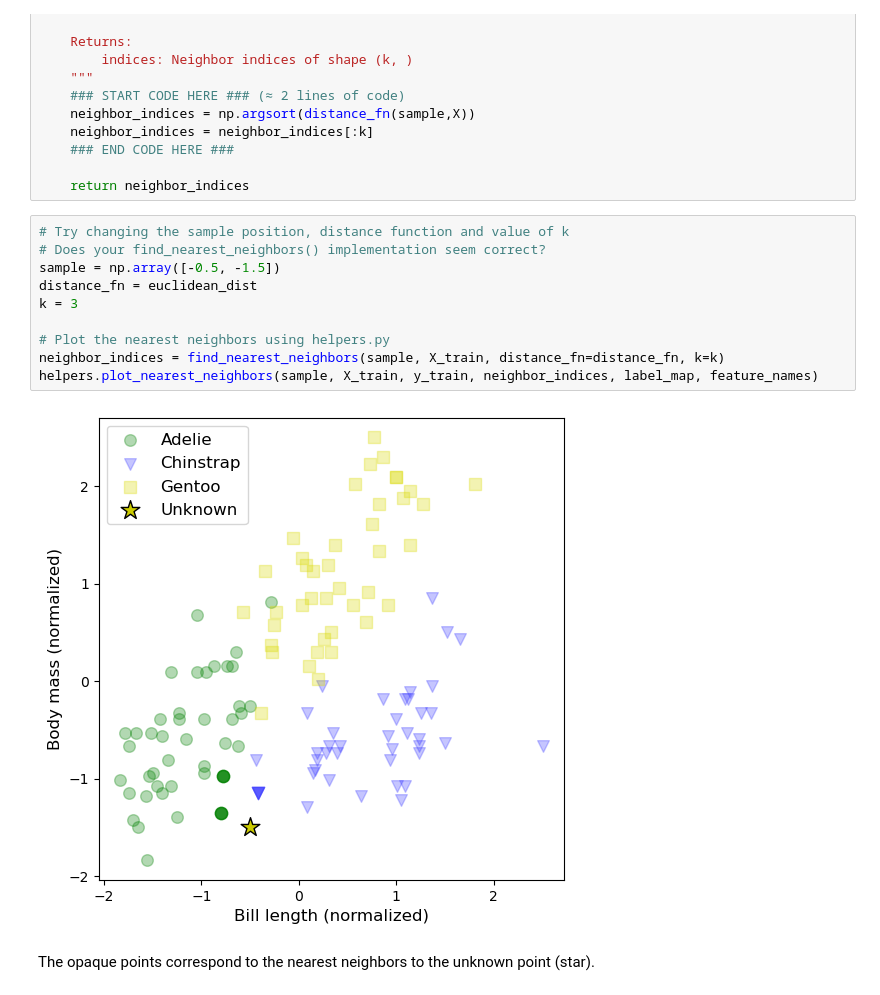
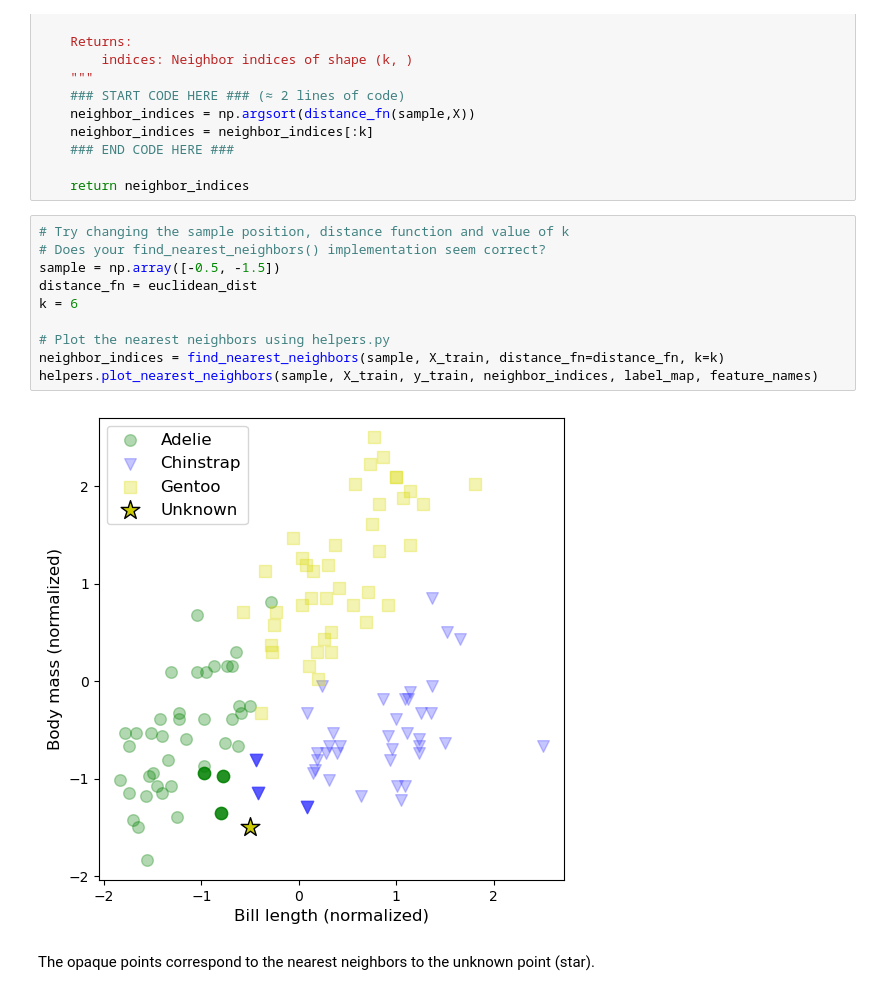
Before and after one commit to dresi00/introML-2023, a Jupyter notebook: exercises/03-knn/kNN.ipynb, the cells around one changed output. Saved outputs shown, nothing was run; the diff lists cells and outputs as text.

```diff
--- a/exercises/03-knn/kNN.ipynb
+++ b/exercises/03-knn/kNN.ipynb
@@ -343,15 +343,15 @@ def find_nearest_neighbors(
 # %%
 # Try changing the sample position, distance function and value of k
 # Does your find_nearest_neighbors() implementation seem correct?
 sample = np.array([-0.5, -1.5])
 distance_fn = euclidean_dist
-k = 3
+k = 6
 
 # Plot the nearest neighbors using helpers.py
 neighbor_indices = find_nearest_neighbors(sample, X_train, distance_fn=distance_fn, k=k)
 helpers.plot_nearest_neighbors(sample, X_train, y_train, neighbor_indices, label_map, feature_names)
 # %% [output]
-[figure, old version]
+[figure, new version]
 # %% [markdown]
 The opaque points correspond to the nearest neighbors to the unknown point (star).
 # %% [markdown]
```
